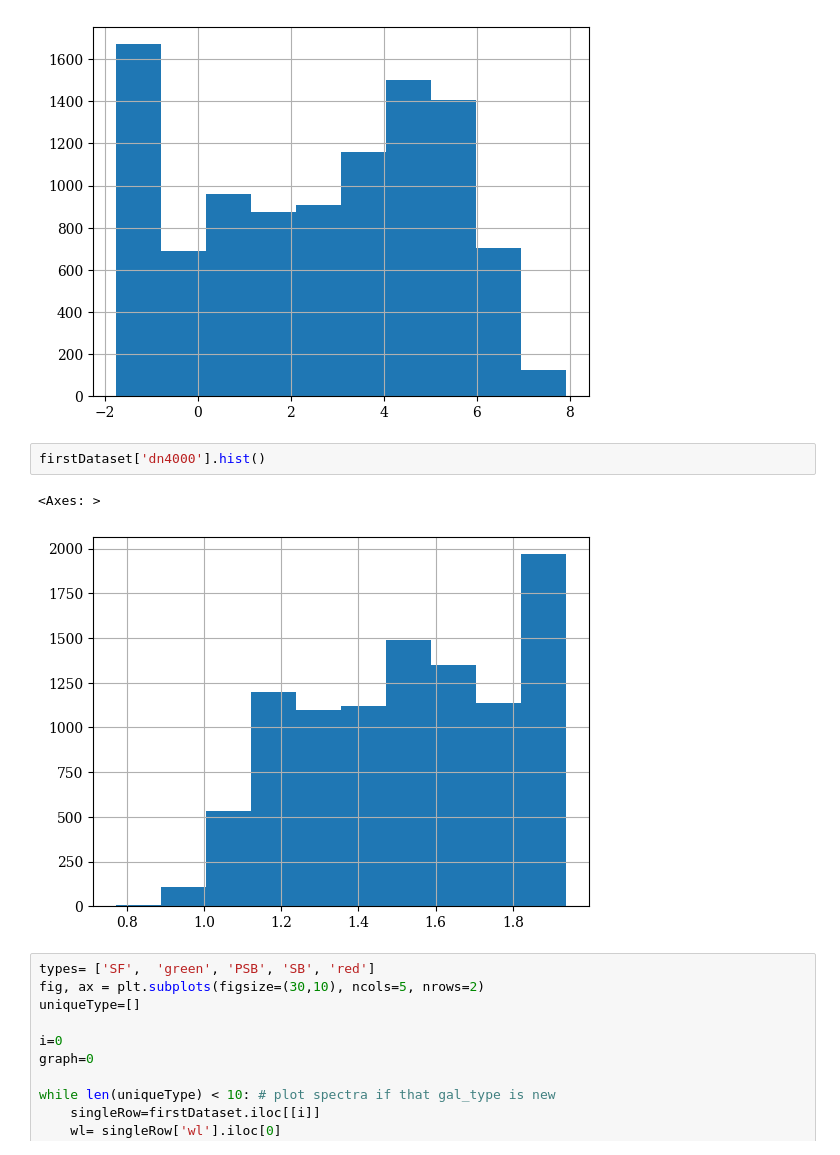
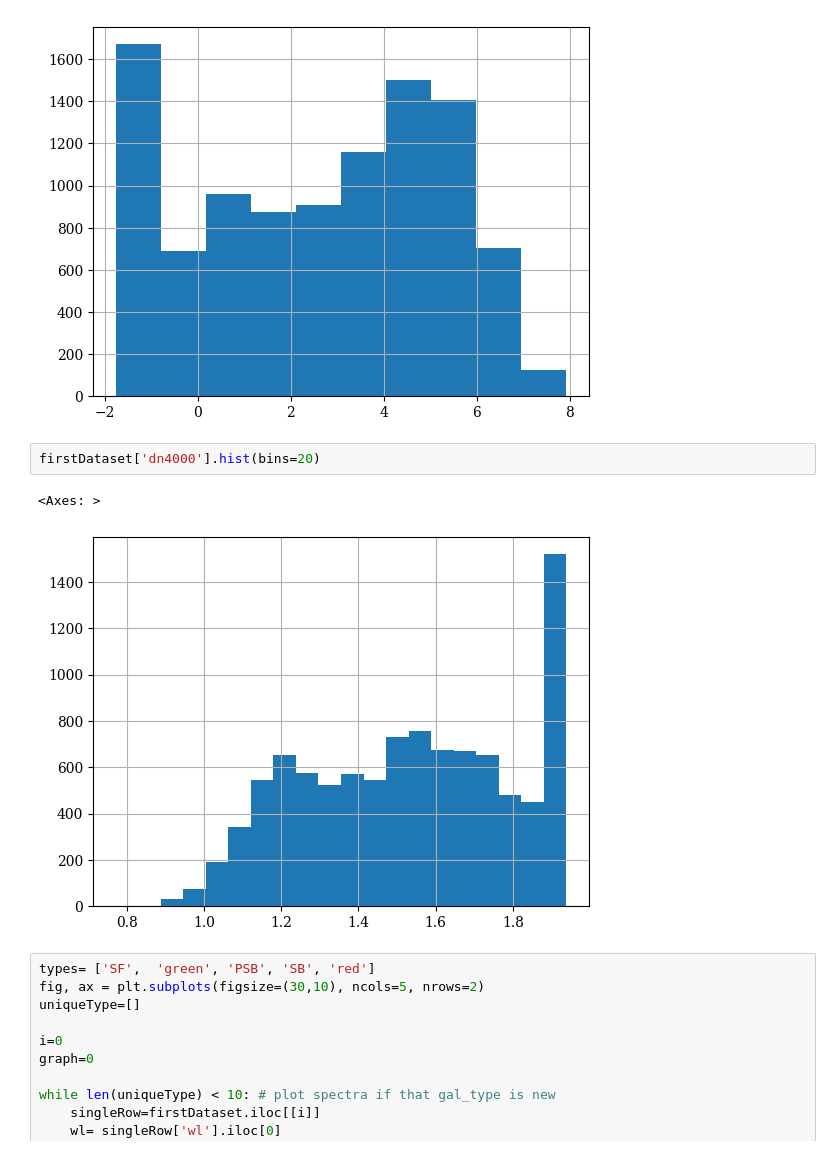
Before and after one commit to Muse-M/FinalYearProject, a Jupyter notebook: QSO_+_Many_gal_+_Noise.ipynb, the cells around one changed output. Cells and saved outputs as stored; diff of their text form.

```diff
--- a/QSO_+_Many_gal_+_Noise.ipynb
+++ b/QSO_+_Many_gal_+_Noise.ipynb
@@ -167,10 +169,10 @@ firstDataset['hdelta'].hist()
 <Axes: >
 [figure]
 # %%
-firstDataset['dn4000'].hist()
+firstDataset['dn4000'].hist(bins=20)
 # %% [output]
 <Axes: >
-[figure, old version]
+[figure, new version]
 # %%
 types= ['SF',  'green', 'PSB', 'SB', 'red']
 fig, ax = plt.subplots(figsize=(30,10), ncols=5, nrows=2)
```
Also changed, not shown: parts of 49 cells of this notebook.
